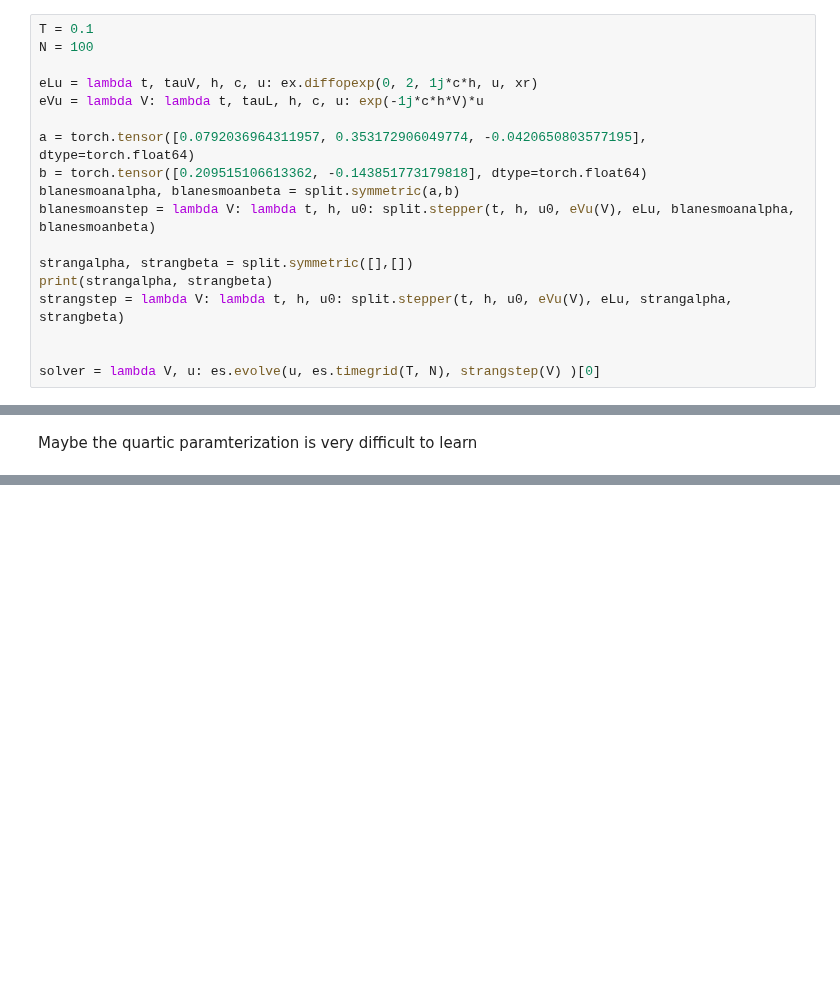
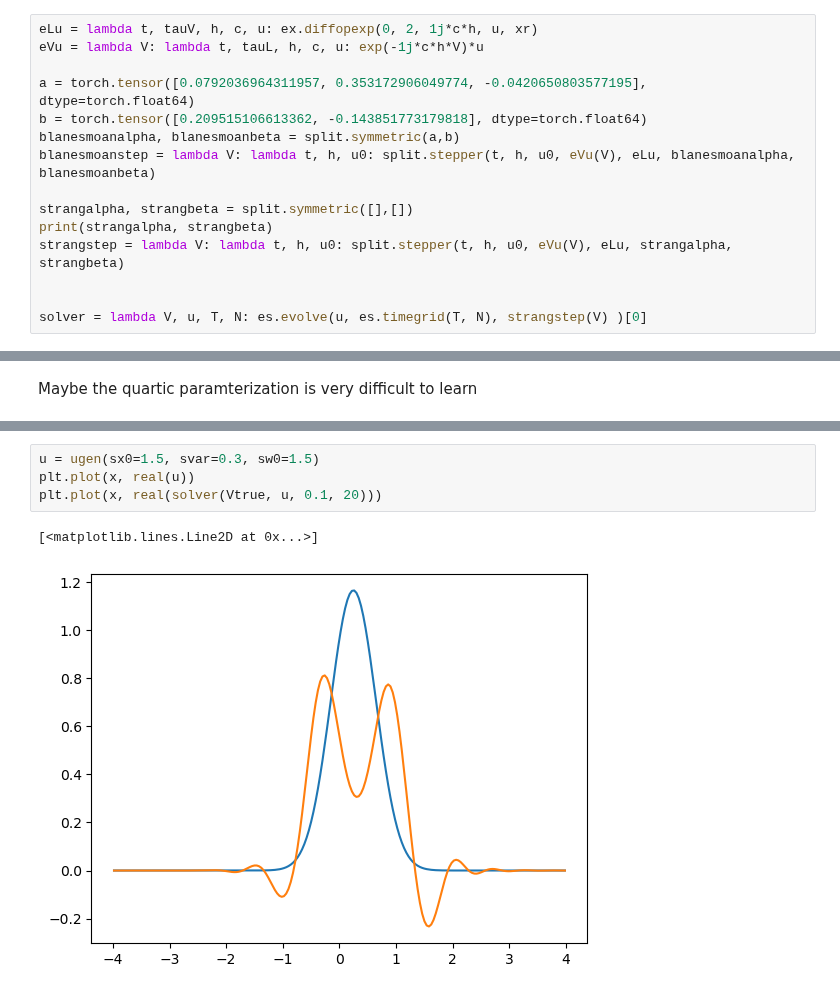
Before and after one commit to brownadder/expsolve, a Jupyter notebook: examples/fourier/torch-play.ipynb, the cells around one changed output, grey strips where cells are left out. Drawn from its saved outputs; the diff is of its cells as text; blank space fills up the shorter version.

```diff
--- a/examples/fourier/torch-play.ipynb
+++ b/examples/fourier/torch-play.ipynb
@@ -45,9 +48,6 @@ plt.show()
 # %% [markdown]
 Solvers
 # %%
-T = 0.1
-N = 100
-
 eLu = lambda t, tauV, h, c, u: ex.diffopexp(0, 2, 1j*c*h, u, xr)
 eVu = lambda V: lambda t, tauL, h, c, u: exp(-1j*c*h*V)*u
 
@@ -61,7 +61,7 @@ print(strangalpha, strangbeta)
 strangstep = lambda V: lambda t, h, u0: split.stepper(t, h, u0, eVu(V), eLu, strangalpha, strangbeta)
 
 
-solver = lambda V, u: es.evolve(u, es.timegrid(T, N), strangstep(V) )[0]
+solver = lambda V, u, T, N: es.evolve(u, es.timegrid(T, N), strangstep(V) )[0]
 # %% [output]
 tensor([0.5000, 0.5000], dtype=torch.float64) tensor([1., 0.], dtype=torch.float64)
 # %% [markdown]
@@ -193,0 +126,7 @@ plt.show()
+# %%
+u = ugen(sx0=1.5, svar=0.3, sw0=1.5)
+plt.plot(x, real(u))
+plt.plot(x, real(solver(Vtrue, u, 0.1, 20)))
+# %% [output]
+[<matplotlib.lines.Line2D at 0x...>]
+[figure, added]
```
Also changed, not shown: parts of 19 cells of this notebook.
